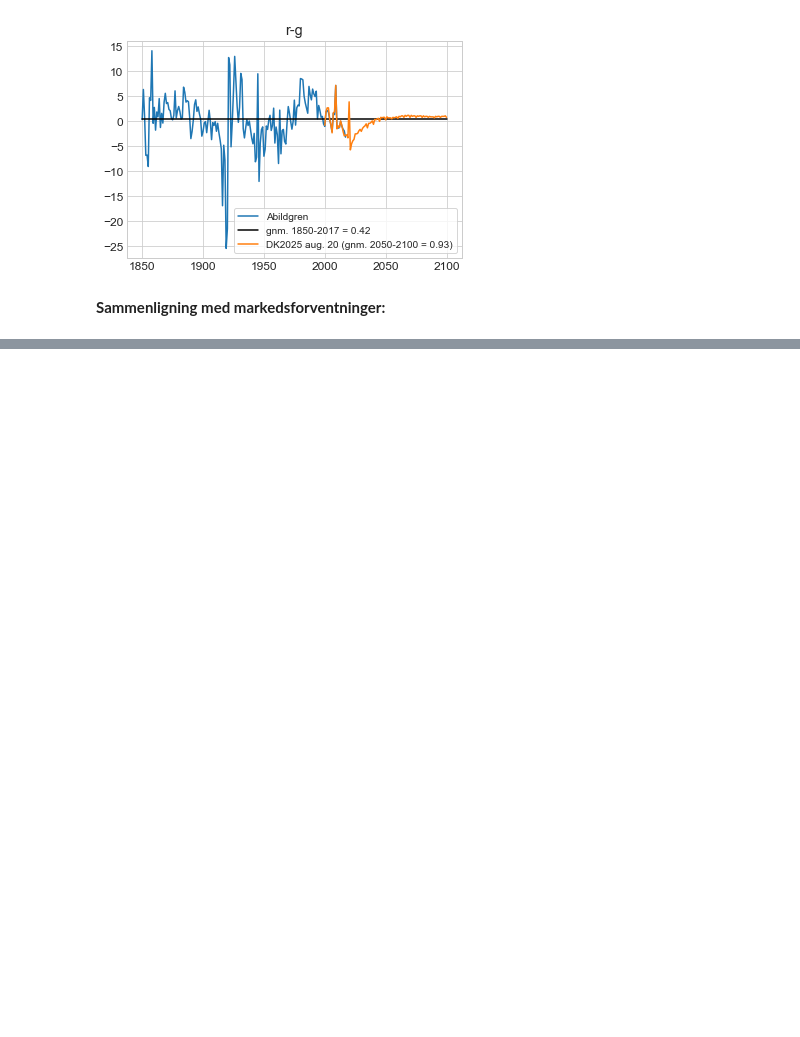
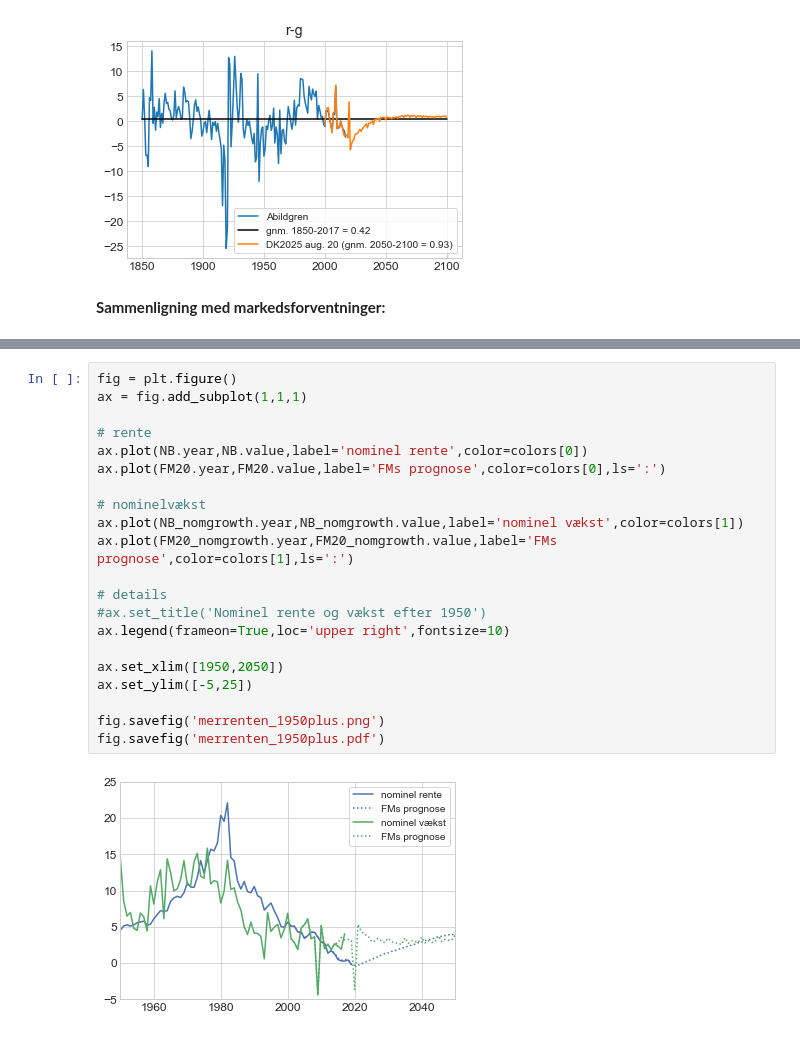
Before and after one commit to JeppeDruedahl/PublicDebt, a Jupyter notebook: Graphs.ipynb, the cells around one changed output, grey strips where cells are left out. Saved outputs shown, nothing was run; the diff lists cells and outputs as text; blank space fills up the shorter version.

```diff
--- a/Graphs.ipynb
+++ b/Graphs.ipynb
@@ -182,0 +219,23 @@ fig.savefig('markedsforventninger.png')
+# %%
+fig = plt.figure()
+ax = fig.add_subplot(1,1,1)
+
+# rente
+ax.plot(NB.year,NB.value,label='nominel rente',color=colors[0])
+ax.plot(FM20.year,FM20.value,label='FMs prognose',color=colors[0],ls=':')
+
+# nominelvækst
+ax.plot(NB_nomgrowth.year,NB_nomgrowth.value,label='nominel vækst',color=colors[1])
+ax.plot(FM20_nomgrowth.year,FM20_nomgrowth.value,label='FMs prognose',color=colors[1],ls=':')
+
+# details
+#ax.set_title('Nominel rente og vækst efter 1950')
+ax.legend(frameon=True,loc='upper right',fontsize=10)
+
+ax.set_xlim([1950,2050])
+ax.set_ylim([-5,25])
+
+fig.savefig('merrenten_1950plus.png')
+fig.savefig('merrenten_1950plus.pdf')
+# %% [output]
+[figure, added]
```
Also changed, not shown: parts of 9 cells of this notebook, 15 other files.
